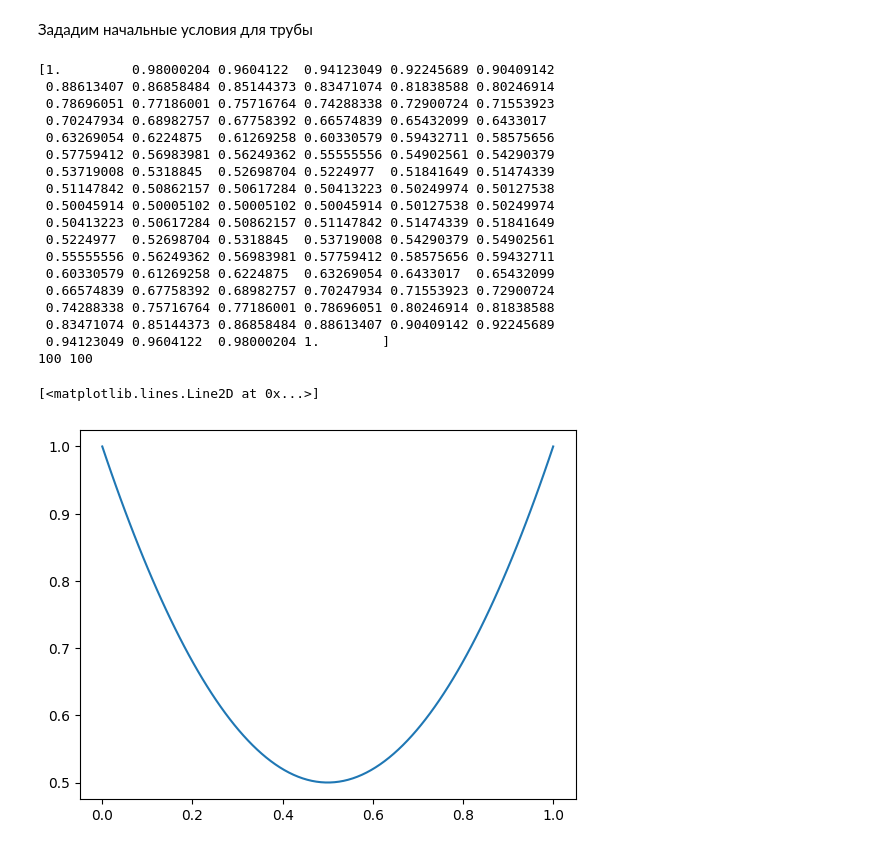
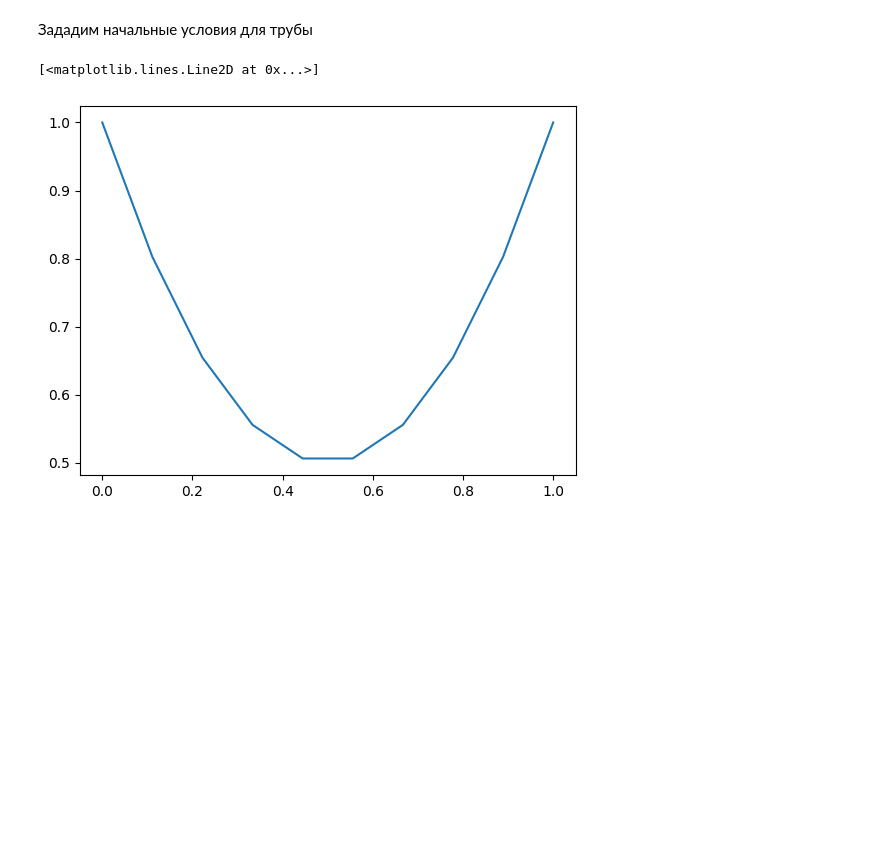
Before and after one commit to GertCell/PhysDep, a Jupyter notebook: GasDyn/Task 2 ShockWave.ipynb, the cells around one changed output. Cells and saved outputs as stored; diff of their text form; code cells hidden in the pictures; blank space fills up the shorter version.

```diff
--- a/GasDyn/Task 2 ShockWave.ipynb
+++ b/GasDyn/Task 2 ShockWave.ipynb
@@ -5,34 +5,16 @@ import scipy
 # %% [markdown]
 Зададим начальные условия для трубы
 # %%
-N = 100
+N = 10
 A_0 = 0.5
 X_0 = 0.5
 x = np.linspace(0, 1, N)
 A = lambda x: A_0 + (1 - A_0)*(1- x/X_0)**2
 a = A(x)
 plt.plot(x, a)
 # %% [output]
-[1.         0.98000204 0.9604122  0.94123049 0.92245689 0.90409142
- 0.88613407 0.86858484 0.85144373 0.83471074 0.81838588 0.80246914
- 0.78696051 0.77186001 0.75716764 0.74288338 0.72900724 0.71553923
- 0.70247934 0.68982757 0.67758392 0.66574839 0.65432099 0.6433017
- 0.63269054 0.6224875  0.61269258 0.60330579 0.59432711 0.58575656
- 0.57759412 0.56983981 0.56249362 0.55555556 0.54902561 0.54290379
- 0.53719008 0.5318845  0.52698704 0.5224977  0.51841649 0.51474339
- 0.51147842 0.50862157 0.50617284 0.50413223 0.50249974 0.50127538
- 0.50045914 0.50005102 0.50005102 0.50045914 0.50127538 0.50249974
- 0.50413223 0.50617284 0.50862157 0.51147842 0.51474339 0.51841649
- 0.5224977  0.52698704 0.5318845  0.53719008 0.54290379 0.54902561
- 0.55555556 0.56249362 0.56983981 0.57759412 0.58575656 0.59432711
- 0.60330579 0.61269258 0.6224875  0.63269054 0.6433017  0.65432099
- 0.66574839 0.67758392 0.68982757 0.70247934 0.71553923 0.72900724
- 0.74288338 0.75716764 0.77186001 0.78696051 0.80246914 0.81838588
- 0.83471074 0.85144373 0.86858484 0.88613407 0.90409142 0.92245689
- 0.94123049 0.9604122  0.98000204 1.        ]
-100 100
+[<matplotlib.lines.Line2D at 0x...>]
-[<matplotlib.lines.Line2D at 0x...>]
-[figure, old version]
+[figure, new version]
 # %%
 
 Gam = 1.4
```
Also changed, not shown: parts of 3 cells of this notebook.
